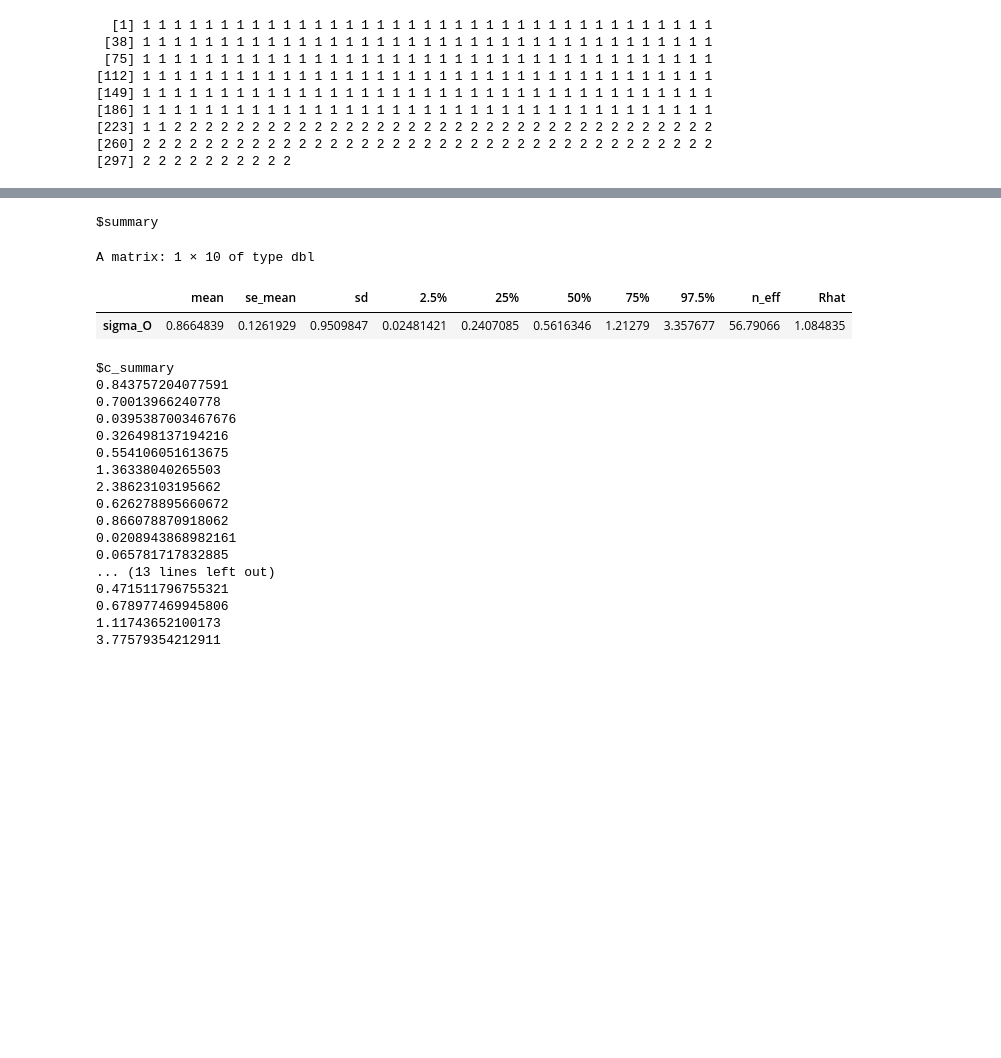
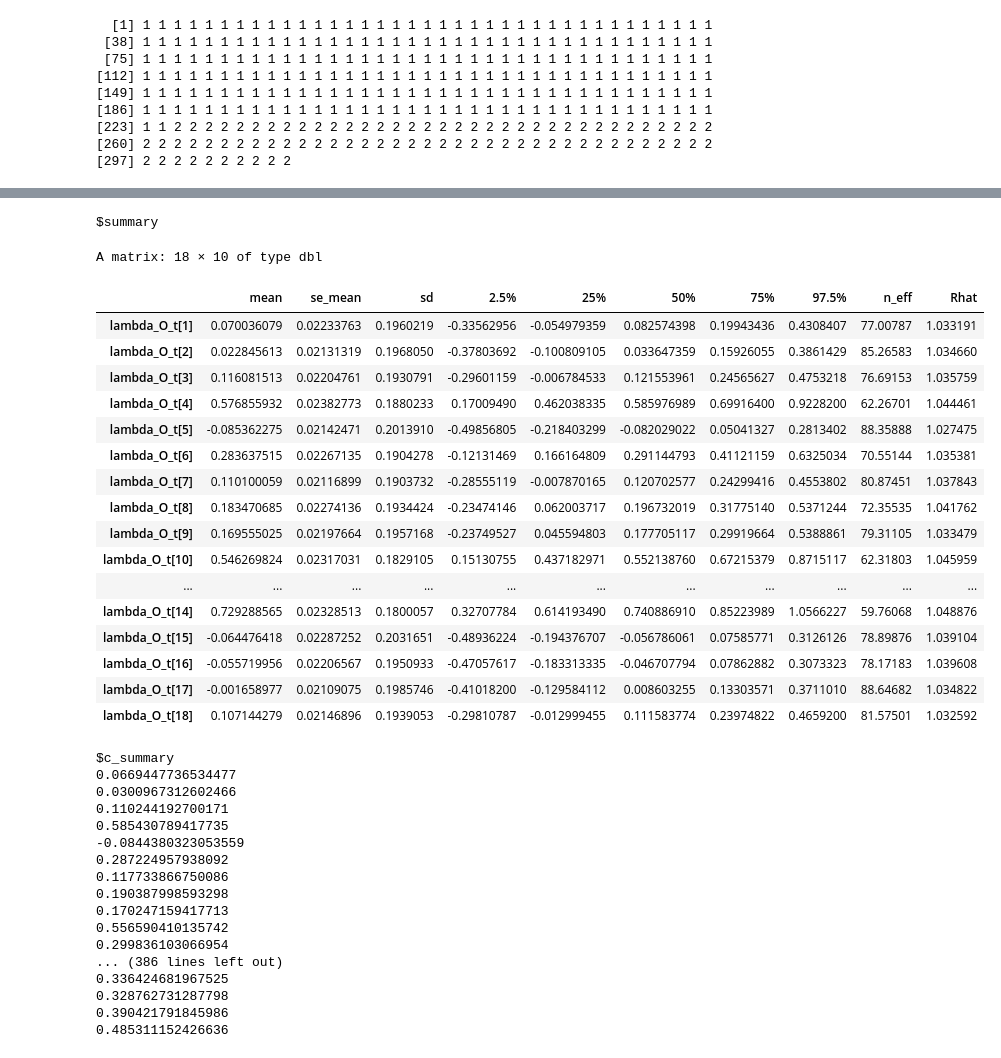
Before and after one commit to hublun/Stan, a Jupyter notebook: Stan/Jupyter/Bundesliga_2020.ipynb, the cells around one changed output, grey strips where cells are left out. Drawn from its saved outputs; the diff is of its cells as text; code cells hidden in the pictures; blank space fills up the shorter version.

```diff
--- a/Stan/Jupyter/Bundesliga_2020.ipynb
+++ b/Stan/Jupyter/Bundesliga_2020.ipynb
@@ -127,25 +118,40 @@ https://mc-stan.org/misc/warnings.html#tail-ess”
 # %%
-summary(fit, pars = c("sigma_O"))
+summary(fit, pars = c("lambda_O_t"))
 # %% [output]
 $summary
-A matrix: 1 × 10 of type dbl
+A matrix: 18 × 10 of type dbl
 |  | mean | se_mean | sd | 2.5% | 25% | 50% | 75% | 97.5% | n_eff | Rhat |
-| sigma_O | 0.8664839 | 0.1261929 | 0.9509847 | 0.02481421 | 0.2407085 | 0.5616346 | 1.21279 | 3.357677 | 56.79066 | 1.084835 |
+| lambda_O_t[1] | 0.070036079 | 0.02233763 | 0.1960219 | -0.33562956 | -0.054979359 | 0.082574398 | 0.19943436 | 0.4308407 | 77.00787 | 1.033191 |
+| lambda_O_t[2] | 0.022845613 | 0.02131319 | 0.1968050 | -0.37803692 | -0.100809105 | 0.033647359 | 0.15926055 | 0.3861429 | 85.26583 | 1.034660 |
+| lambda_O_t[3] | 0.116081513 | 0.02204761 | 0.1930791 | -0.29601159 | -0.006784533 | 0.121553961 | 0.24565627 | 0.4753218 | 76.69153 | 1.035759 |
+| lambda_O_t[4] | 0.576855932 | 0.02382773 | 0.1880233 | 0.17009490 | 0.462038335 | 0.585976989 | 0.69916400 | 0.9228200 | 62.26701 | 1.044461 |
+| lambda_O_t[5] | -0.085362275 | 0.02142471 | 0.2013910 | -0.49856805 | -0.218403299 | -0.082029022 | 0.05041327 | 0.2813402 | 88.35888 | 1.027475 |
+| lambda_O_t[6] | 0.283637515 | 0.02267135 | 0.1904278 | -0.12131469 | 0.166164809 | 0.291144793 | 0.41121159 | 0.6325034 | 70.55144 | 1.035381 |
+| lambda_O_t[7] | 0.110100059 | 0.02116899 | 0.1903732 | -0.28555119 | -0.007870165 | 0.120702577 | 0.24299416 | 0.4553802 | 80.87451 | 1.037843 |
+| lambda_O_t[8] | 0.183470685 | 0.02274136 | 0.1934424 | -0.23474146 | 0.062003717 | 0.196732019 | 0.31775140 | 0.5371244 | 72.35535 | 1.041762 |
+| lambda_O_t[9] | 0.169555025 | 0.02197664 | 0.1957168 | -0.23749527 | 0.045594803 | 0.177705117 | 0.29919664 | 0.5388861 | 79.31105 | 1.033479 |
+| lambda_O_t[10] | 0.546269824 | 0.02317031 | 0.1829105 | 0.15130755 | 0.437182971 | 0.552138760 | 0.67215379 | 0.8715117 | 62.31803 | 1.045959 |
+| ... | ... | ... | ... | ... | ... | ... | ... | ... | ... | ... |
+| lambda_O_t[14] | 0.729288565 | 0.02328513 | 0.1800057 | 0.32707784 | 0.614193490 | 0.740886910 | 0.85223989 | 1.0566227 | 59.76068 | 1.048876 |
+| lambda_O_t[15] | -0.064476418 | 0.02287252 | 0.2031651 | -0.48936224 | -0.194376707 | -0.056786061 | 0.07585771 | 0.3126126 | 78.89876 | 1.039104 |
+| lambda_O_t[16] | -0.055719956 | 0.02206567 | 0.1950933 | -0.47057617 | -0.183313335 | -0.046707794 | 0.07862882 | 0.3073323 | 78.17183 | 1.039608 |
+| lambda_O_t[17] | -0.001658977 | 0.02109075 | 0.1985746 | -0.41018200 | -0.129584112 | 0.008603255 | 0.13303571 | 0.3711010 | 88.64682 | 1.034822 |
+| lambda_O_t[18] | 0.107144279 | 0.02146896 | 0.1939053 | -0.29810787 | -0.012999455 | 0.111583774 | 0.23974822 | 0.4659200 | 81.57501 | 1.032592 |
 $c_summary
-0.843757204077591
-0.70013966240778
-0.0395387003467676
-0.326498137194216
-0.554106051613675
-1.36338040265503
-2.38623103195662
-0.626278895660672
-0.866078870918062
-0.0208943868982161
-0.065781717832885
-... (13 lines left out)
-0.471511796755321
-0.678977469945806
-1.11743652100173
-3.77579354212911
+0.0669447736534477
+0.0300967312602466
+0.110244192700171
+0.585430789417735
+-0.0844380323053559
+0.287224957938092
+0.117733866750086
+0.190387998593298
+0.170247159417713
+0.556590410135742
+0.299836103066954
+... (386 lines left out)
+0.336424681967525
+0.328762731287798
+0.390421791845986
+0.485311152426636
 # %%
```
Also changed, not shown: parts of 10 cells of this notebook, 3 other files.
